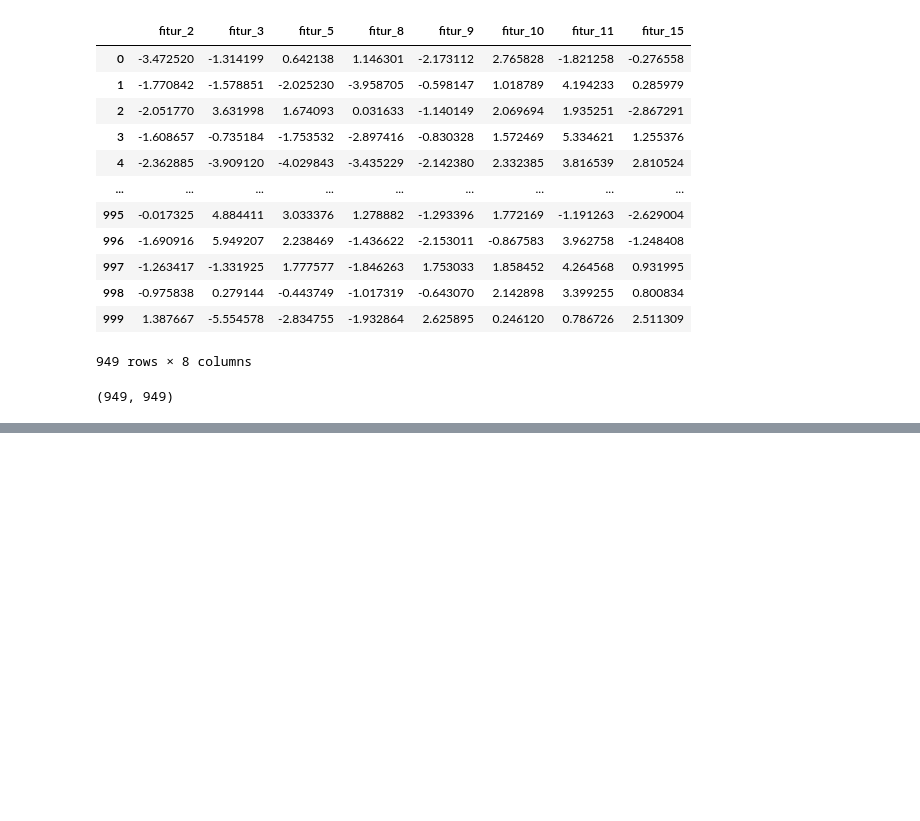
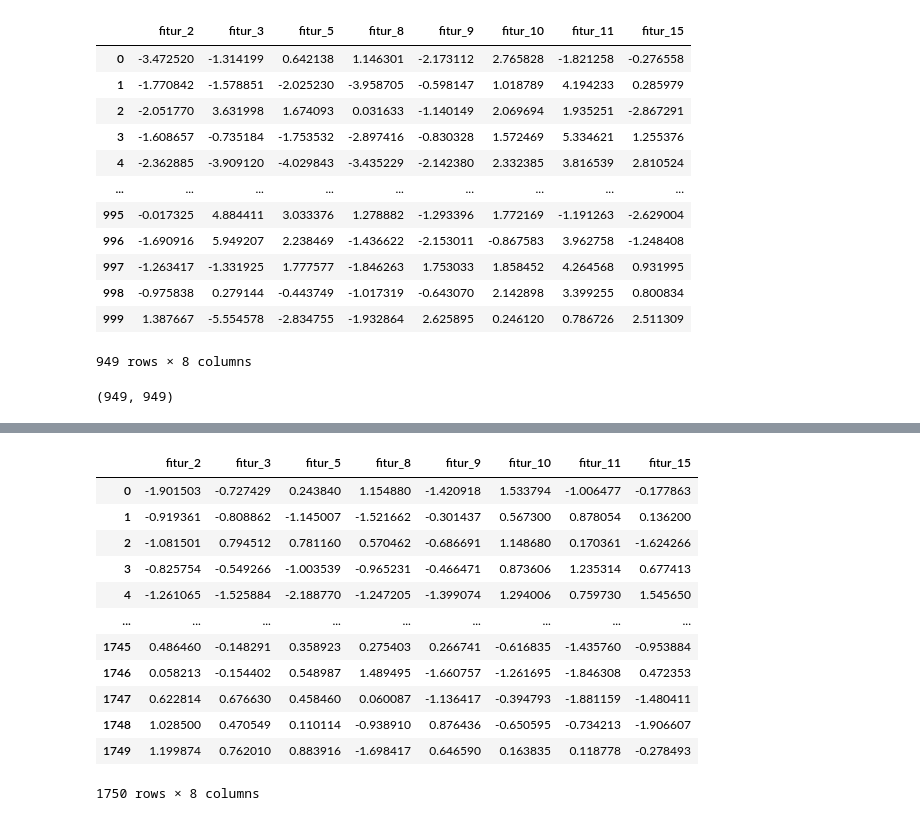
Before and after one commit to rezzz59/STUPEN, a Jupyter notebook: feature_enginering/latihan1.ipynb, the cells around one changed output, grey strips where cells are left out. Cells and saved outputs as stored; diff of their text form; code cells hidden in the pictures; blank space fills up the shorter version.

```diff
--- a/feature_enginering/latihan1.ipynb
+++ b/feature_enginering/latihan1.ipynb
@@ -184,0 +234,16 @@ True
+# %%
+x_resampled
+# %% [output]
+|  | fitur_2 | fitur_3 | fitur_5 | fitur_8 | fitur_9 | fitur_10 | fitur_11 | fitur_15 |
+| 0 | -1.901503 | -0.727429 | 0.243840 | 1.154880 | -1.420918 | 1.533794 | -1.006477 | -0.177863 |
+| 1 | -0.919361 | -0.808862 | -1.145007 | -1.521662 | -0.301437 | 0.567300 | 0.878054 | 0.136200 |
+| 2 | -1.081501 | 0.794512 | 0.781160 | 0.570462 | -0.686691 | 1.148680 | 0.170361 | -1.624266 |
+| 3 | -0.825754 | -0.549266 | -1.003539 | -0.965231 | -0.466471 | 0.873606 | 1.235314 | 0.677413 |
+| 4 | -1.261065 | -1.525884 | -2.188770 | -1.247205 | -1.399074 | 1.294006 | 0.759730 | 1.545650 |
+| ... | ... | ... | ... | ... | ... | ... | ... | ... |
+| 1745 | 0.486460 | -0.148291 | 0.358923 | 0.275403 | 0.266741 | -0.616835 | -1.435760 | -0.953884 |
+| 1746 | 0.058213 | -0.154402 | 0.548987 | 1.489495 | -1.660757 | -1.261695 | -1.846308 | 0.472353 |
+| 1747 | 0.622814 | 0.676630 | 0.458460 | 0.060087 | -1.136417 | -0.394793 | -1.881159 | -1.480411 |
+| 1748 | 1.028500 | 0.470549 | 0.110114 | -0.938910 | 0.876436 | -0.650595 | -0.734213 | -1.906607 |
+| 1749 | 1.199874 | 0.762010 | 0.883916 | -1.698417 | 0.646590 | 0.163835 | 0.118778 | -0.278493 |
+1750 rows × 8 columns
```
Also changed, not shown: parts of 9 cells of this notebook.
